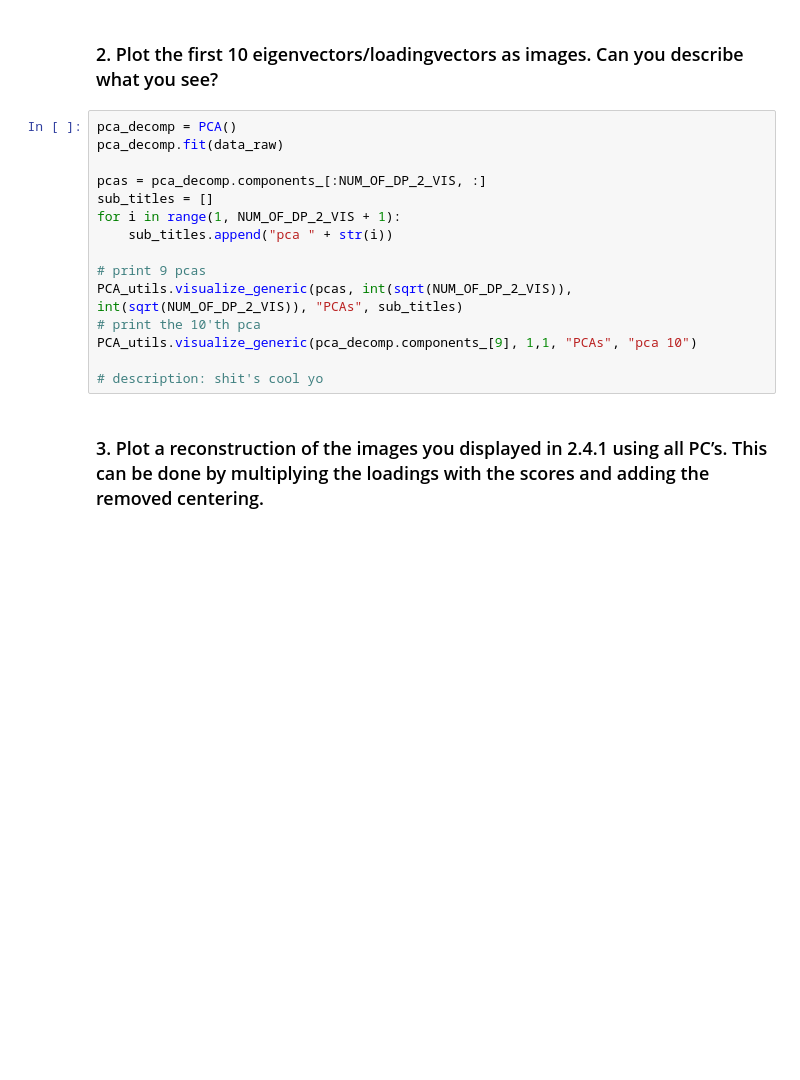
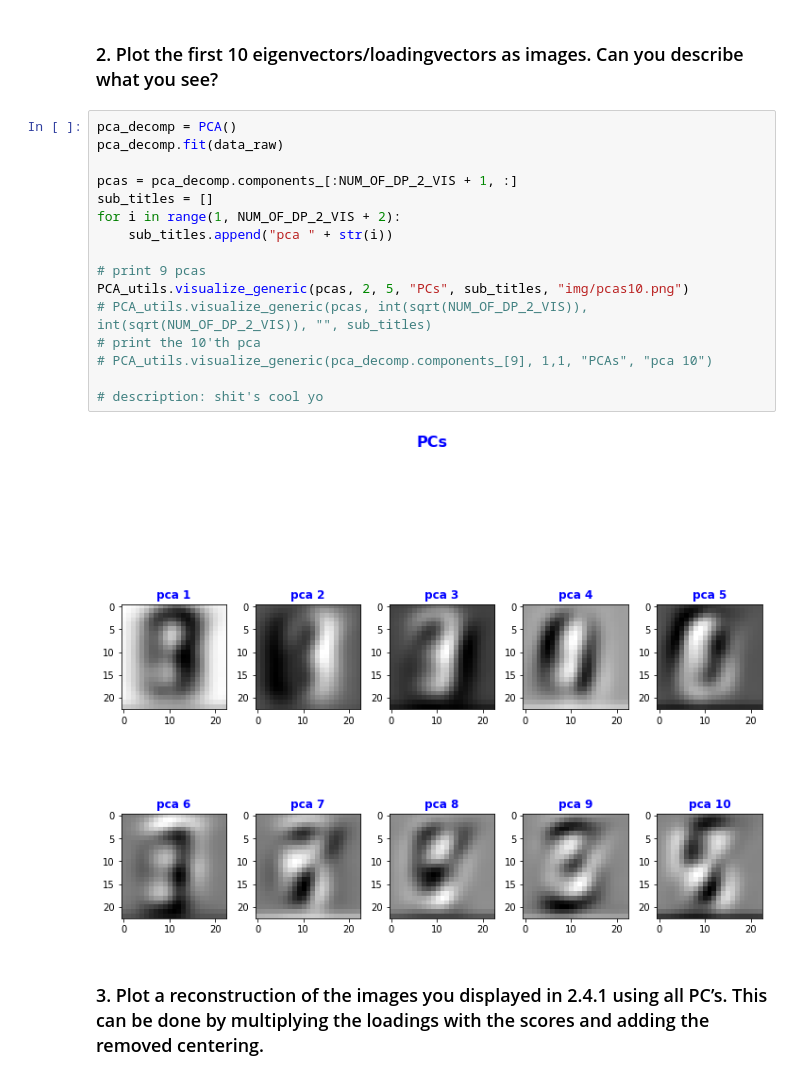
Before and after one commit to vmstavens/sm_pca, a Jupyter notebook: PCA_ex4.ipynb, the cells around one changed output. Saved outputs shown, nothing was run; the diff lists cells and outputs as text; blank space fills up the shorter version.

```diff
--- a/PCA_ex4.ipynb
+++ b/PCA_ex4.ipynb
@@ -26,18 +29,21 @@ PCA_utils.visualize_images(random_images, sqrt(NUM_OF_DP_2_VIS), sqrt(NUM_OF_DP_
 # %%
 pca_decomp = PCA()
 pca_decomp.fit(data_raw)
 
-pcas = pca_decomp.components_[:NUM_OF_DP_2_VIS, :]
+pcas = pca_decomp.components_[:NUM_OF_DP_2_VIS + 1, :]
 sub_titles = []
-for i in range(1, NUM_OF_DP_2_VIS + 1):
+for i in range(1, NUM_OF_DP_2_VIS + 2):
     sub_titles.append("pca " + str(i))
 
 # print 9 pcas
-PCA_utils.visualize_generic(pcas, int(sqrt(NUM_OF_DP_2_VIS)), int(sqrt(NUM_OF_DP_2_VIS)), "PCAs", sub_titles)
+PCA_utils.visualize_generic(pcas, 2, 5, "PCs", sub_titles, "img/pcas10.png")
+# PCA_utils.visualize_generic(pcas, int(sqrt(NUM_OF_DP_2_VIS)), int(sqrt(NUM_OF_DP_2_VIS)), "", sub_titles)
 # print the 10'th pca
-PCA_utils.visualize_generic(pca_decomp.components_[9], 1,1, "PCAs", "pca 10")
+# PCA_utils.visualize_generic(pca_decomp.components_[9], 1,1, "PCAs", "pca 10")
 
 # description: shit's cool yo
+# %% [output]
+[figure, added]
 # %% [markdown]
 ### 3. Plot a reconstruction of the images you displayed in 2.4.1 using all PC’s. This can be done by multiplying the loadings with the scores and adding the removed centering.
 # %%
```
Also changed, not shown: parts of 4 cells of this notebook, 1 other file.
